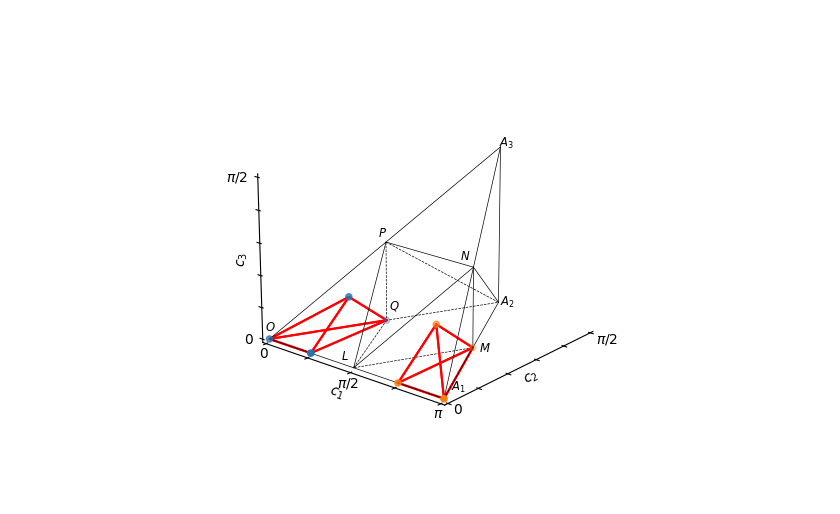
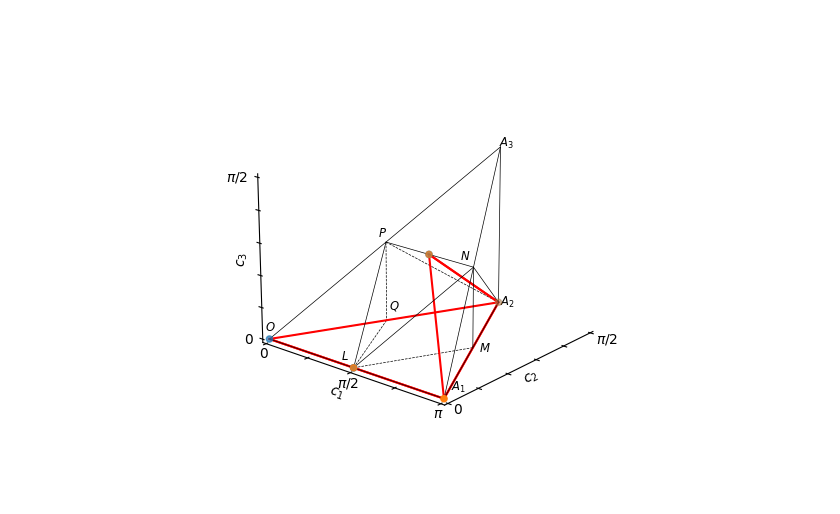
Before and after one commit to Youngcius/monodromy, a Jupyter notebook: experiment.ipynb, the cells around one changed output. Cells and saved outputs as stored; diff of their text form; code cells hidden in the pictures.

```diff
--- a/experiment.ipynb
+++ b/experiment.ipynb
@@ -36,9 +36,12 @@ class RiSwapGate(Gate):
         )
 
     def inverse(self):
+        #an ugly fix because I don't want to make a whole new class for this
         """Return inverse gate."""
         from qiskit.extensions import UnitaryGate
-        return UnitaryGate(data=np.matrix(self.__array__()).getH())
+        ug = UnitaryGate(data=np.matrix(self.__array__()).getH())
+        ug.latex_string = lambda gate_params: r"${iSwap^{\dag}}$"
+        return ug
 
     @staticmethod
     def latex_string(gate_params=None):
@@ -99,28 +93,36 @@ PolytopeVolume(dimension=3, volume=Fraction(1, 384)) vs PolytopeVolume(dimension
 # %%
-polytope_vertices = monodromy_to_positive_canonical_polytope(circuit_polytope).vertices
+# polytope_vertices = monodromy_to_positive_canonical_polytope(circuit_polytope).vertices
+circuit_polytope = get_circuit_polytope(RiSwapGate(1/2), RiSwapGate(1/2))
 reduced_vertices = monodromy_to_positive_canonical_polytope(circuit_polytope.reduce()).vertices
 # %%
 %matplotlib widget
 # %%
-from weylchamber import WeylChamber
-from scipy.spatial import ConvexHull
 import matplotlib.pyplot as plt
-w = WeylChamber();
 plt.close()
 fig = plt.figure()
 ax = fig.add_subplot(111, projection="3d")
+
+from weylchamber import WeylChamber
+w = WeylChamber();
+
 total_coord_list = []
 for subpoly in reduced_vertices:
     subpoly_coords = [[float(x) for x in coord] for coord in subpoly]
     total_coord_list += subpoly_coords
     w.scatter(*zip(*subpoly_coords))
 
-    pts = np.array(subpoly_coords)
-    hull = ConvexHull(pts)
-    for s in hull.simplices:
-        s = np.append(s, s[0])  # Here we cycle back to the first coordinate
-        ax.plot(pts[s, 0], pts[s, 1], pts[s, 2], "r-")
+from scipy.spatial import ConvexHull
+#sometimes using convexhull on the individual subpolys makes sense
+#for example when they are disjointed riswap(1/4) pyramids
+#but other times they should be merged like for rzx
+
+pts = np.array(subpoly_coords)
+pts = np.array(total_coord_list)
+hull = ConvexHull(pts)
+for s in hull.simplices:
+    s = np.append(s, s[0])  # Here we cycle back to the first coordinate
+    ax.plot(pts[s, 0], pts[s, 1], pts[s, 2], "r-")
 
 w.render(ax)
 # %% [output]
-[figure, old version]
+[figure, new version]
```
Also changed, not shown: parts of 8 cells of this notebook, 2 other files.
